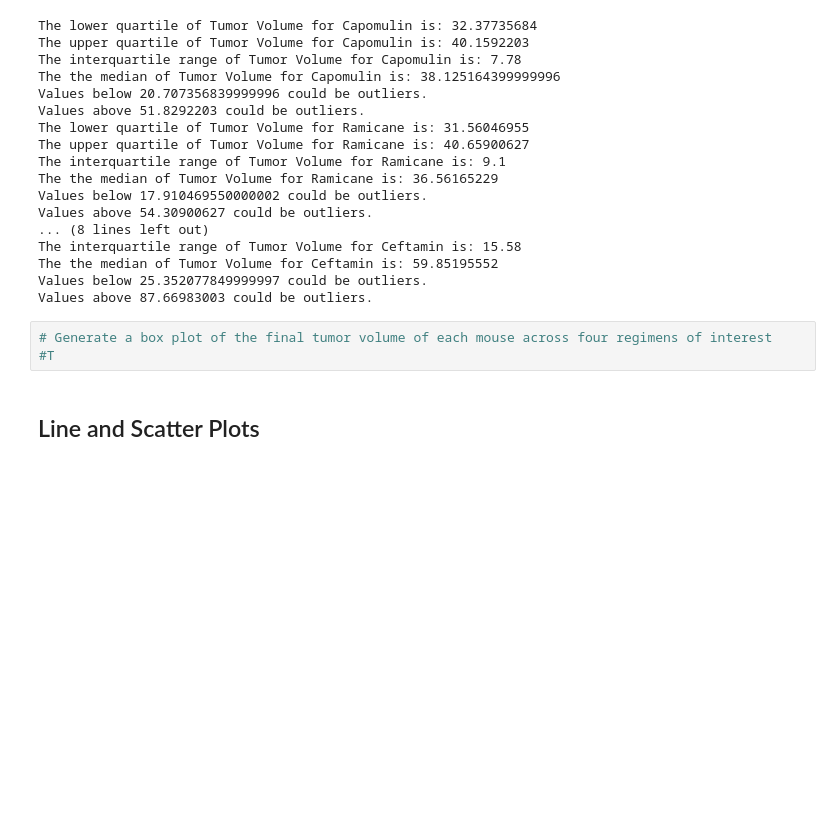
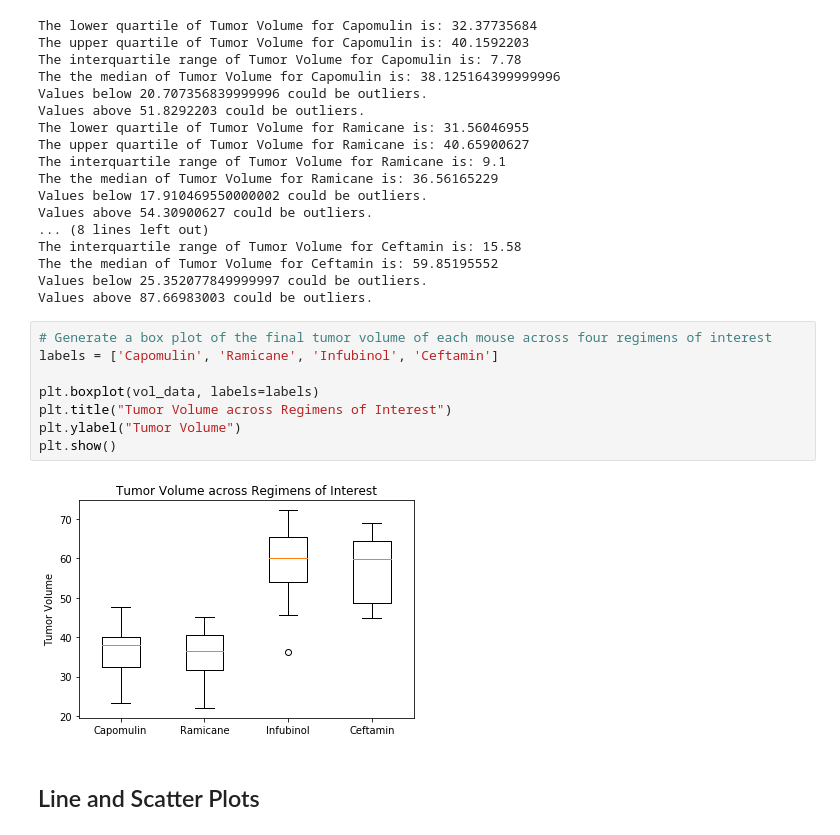
Before and after one commit to jacob-servidio/MatplotLib-Homework, a Jupyter notebook: Pymaceuticals/pymaceuticals_starter.ipynb, the cells around one changed output. Cells and saved outputs as stored; diff of their text form; blank space fills up the shorter version.

```diff
--- a/Pymaceuticals/pymaceuticals_starter.ipynb
+++ b/Pymaceuticals/pymaceuticals_starter.ipynb
@@ -250,7 +250,14 @@ Values below 25.352077849999997 could be outliers.
 Values above 87.66983003 could be outliers.
 # %%
 # Generate a box plot of the final tumor volume of each mouse across four regimens of interest
-#T
+labels = ['Capomulin', 'Ramicane', 'Infubinol', 'Ceftamin']
+
+plt.boxplot(vol_data, labels=labels)
+plt.title("Tumor Volume across Regimens of Interest")
+plt.ylabel("Tumor Volume")
+plt.show()
+# %% [output]
+[figure, added]
 # %% [markdown]
 ## Line and Scatter Plots
 # %%
```
Also changed, not shown: parts of 4 cells of this notebook.
